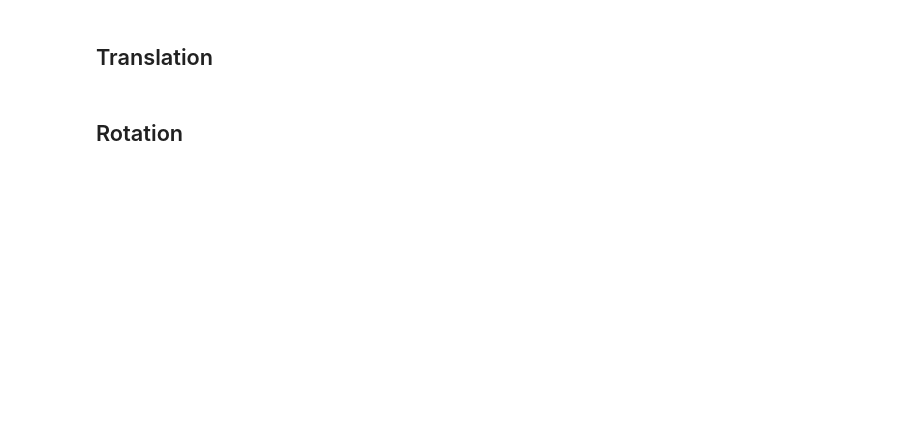
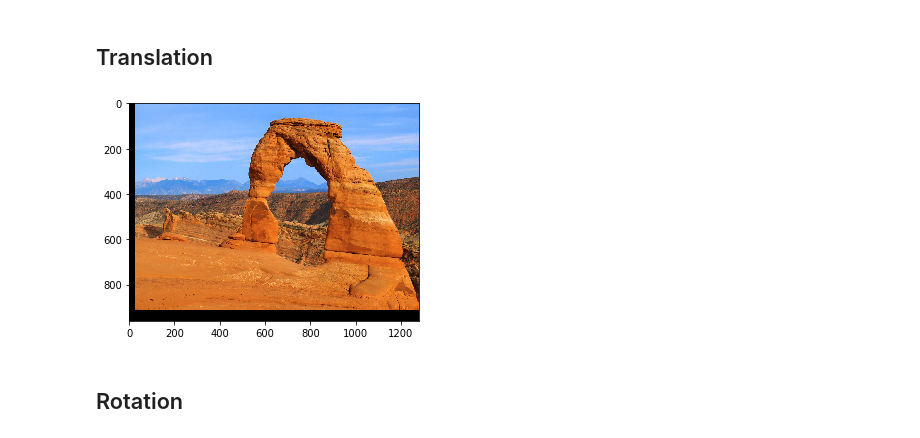
Before and after one commit to emrgry/ImageProcessingCourse, a Jupyter notebook: 2. Fundamental_Functions/Fundamental_Functions.ipynb, the cells around one changed output. Saved outputs shown, nothing was run; the diff lists cells and outputs as text; code cells hidden in the pictures; blank space fills up the shorter version.

```diff
--- a/2. Fundamental_Functions/Fundamental_Functions.ipynb
+++ b/2. Fundamental_Functions/Fundamental_Functions.ipynb
@@ -22,19 +31,27 @@ cv2.destroyAllWindows()
 # %%
 import cv2
 import numpy as np
+from matplotlib import pyplot as plt
 
 img = cv2.imread('arc.jpg')
 
 # we need a translation matrix, let's define it.
 M = np.float32([[1, 0, 25], [0, 1, -50]]) # let's shift it for 25 pixel right and 50 pixel up
 
 # warpAffine(image, Translation matrix, (desired dimensions))
 shifted = cv2.warpAffine(img, M, (img.shape[1], img.shape[0]))
 
-cv2.imshow("frame", shifted)
+frame = cv2.cvtColor(shifted,cv2.COLOR_RGB2BGR)
+plt.figure()
+plt.imshow(frame)
+plt.show()
 
-cv2.waitKey()
-cv2.destroyAllWindows()
+#cv2.imshow("frame", shifted)
+
+#cv2.waitKey()
+#cv2.destroyAllWindows()
+# %% [output]
+[figure, added]
 # %% [markdown]
 ## Rotation
 # %%
```
Also changed, not shown: parts of 10 cells of this notebook.
